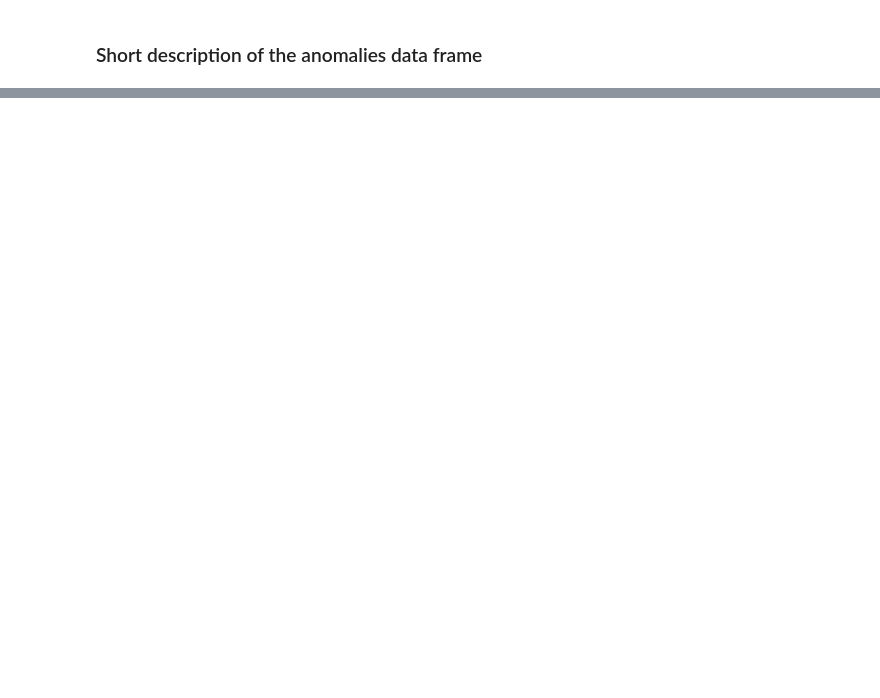
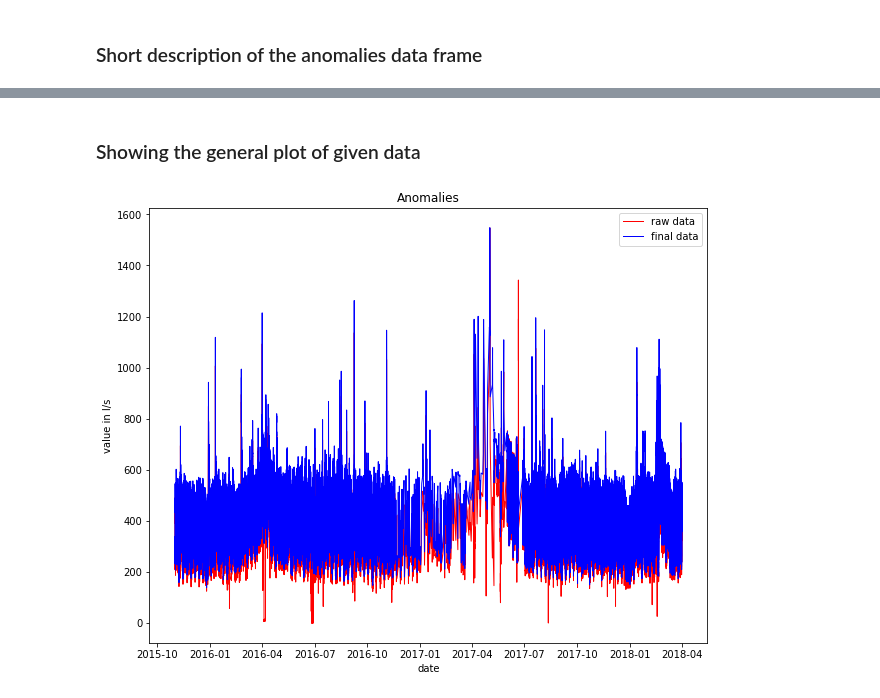
Before and after one commit to efemeryds/flow_exploration, a Jupyter notebook: notebooks/anomalies-detection-site-[7879].ipynb, the cells around one changed output, grey strips where cells are left out. Cells and saved outputs as stored; diff of their text form; code cells hidden in the pictures; blank space fills up the shorter version.

Commit message:
Adding two plots

```diff
--- a/notebooks/anomalies-detection-site-[7879].ipynb
+++ b/notebooks/anomalies-detection-site-[7879].ipynb
@@ -104,0 +101,14 @@ anomalies.describe()
+# %% [markdown]
+### Showing the general plot of given data
+# %%
+plt.figure(figsize=(10, 8))
+plt.plot(anomalies['time'], anomalies['mp1_flow'], color="red",
+    label="raw data", linewidth=1)
+plt.plot(anomalies['time'], anomalies['mp1_q_final'], c='blue', label="final data",linewidth=1)
+plt.xlabel("date")
+plt.ylabel("value in l/s")
+plt.title("Anomalies")
+plt.legend()
+plt.show()
+# %% [output]
+[figure, added]
```
Also changed, not shown: parts of 11 cells of this notebook, 2 other files.
